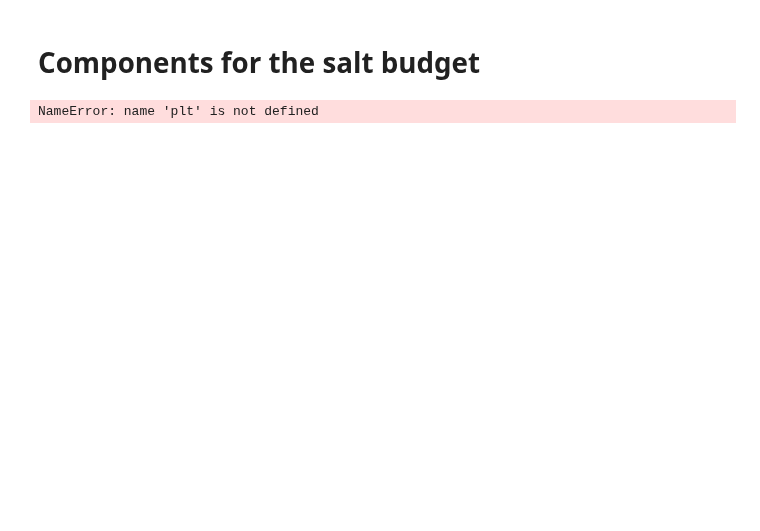
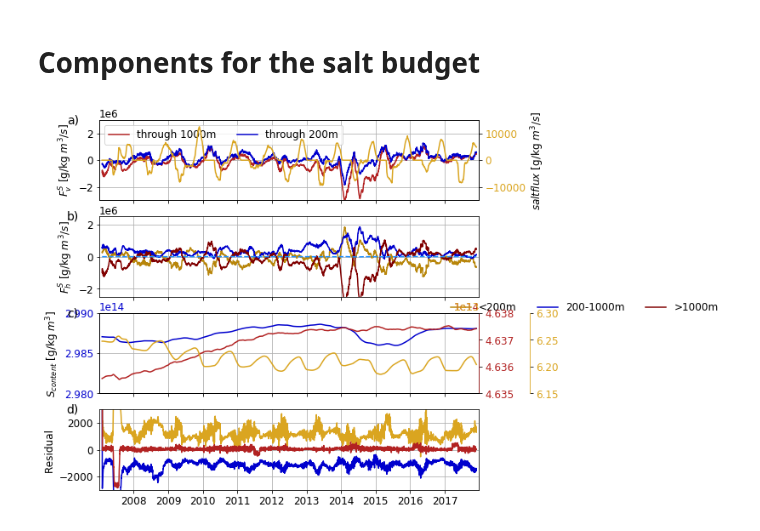
Before and after one commit to bguelk/JGR_2023_MaudRise, a Jupyter notebook: plot_figures/plot_SB_tc_m36.ipynb, the cells around one changed output. Drawn from its saved outputs; the diff is of its cells as text; code cells hidden in the pictures; blank space fills up the shorter version.

```diff
--- a/plot_figures/plot_SB_tc_m36.ipynb
+++ b/plot_figures/plot_SB_tc_m36.ipynb
@@ -64,7 +80,7 @@ dS_eddy_l1_tc36=ds36.dS_eddy_l1_tc.load()
 sf_up_200_tc36=ds36.sf_up_200_tc.load()
 eddy_sf_up_200_tc36=ds36.eddy_sf_up_200_tc.load()
 totsf_l1_tc36=(dS_l1_tc36+surf_salt_tc36+sf_up_200_tc36).rolling(t=2).mean().isel(t=slice(1,None,None)).load()
-dsc_l1_tc36=ds36.dsc_l1_tc.load()
+dsc_l1_tc36=(ds36.dsc_l1_tc).load()
 #compute the residual
 res_l1_tc36=(dsc_l1_tc36.diff(dim='t')/dt-totsf_l1_tc36).load()
   #in the volume
@@ -99,51 +115,71 @@ sf_up_1000_tc36.rolling(t=rd,center=True).mean().plot(ax=ax,color='firebrick',li
 (sf_up_200_tc36).rolling(t=rd,center=True).mean().plot(ax=ax,color='mediumblue',linestyle='-',label='through 200m')
 ax.tick_params(axis='y',labelcolor='k')
 plt.text(-0.07, 1, 'a)', horizontalalignment='center',verticalalignment='center', transform=ax.transAxes,fontsize='14')
-ax.set_ylim(-2.5e11,2.5e11)
+ax.set_ylim(-3e6,3e6)
 
 ax2=ax.twinx()
 surf_salt_tc36.rolling(t=rd,center=True).mean().plot(ax=ax2,color='goldenrod',linestyle='-',label='surface')
 ax2.set_ylabel('$salt flux$ [g/kg $m^3/s$]')
 ax2.set_title('')
 ax2.tick_params(axis='y',labelcolor='goldenrod')
-ax2.set_ylim(-2.5e12,2.5e12)
+ax2.set_ylim(-1.5e4,1.5e4)
 ax.legend(ncol=3)
 
 ax=axes[1]
 dS_l1_tc36.rolling(t=rd,center=True).mean().plot(ax=ax,color='darkgoldenrod',linestyle='-',label='<200m')
 dS_l2_tc36.rolling(t=rd,center=True).mean().plot(ax=ax,color='mediumblue',linestyle='-',label='200-1000m')
 dS_l3_tc36.rolling(t=rd,center=True).mean().plot(ax=ax,color='maroon',linestyle='-',label='>1000m')
-ax.legend(ncol=3,frameon=False,bbox_to_anchor=(0.9,-.15,.0,.2))#,frameon=False)#,bbox_to_anchor=(0.6,1.05,.10,.2))
 dS_eddy_l2_tc36.rolling(t=rd,center=True).mean().plot(ax=ax,color='dodgerblue',linestyle='--')
 plt.text(-0.07, 1, 'b)', horizontalalignment='center',verticalalignment='center', transform=ax.transAxes,fontsize='14')
-ax.set_ylim(-4e11,4e11)
+ax.set_ylim(-2.5e6,2.5e6)
+ax.legend(ncol=3,frameon=False,bbox_to_anchor=(0.9,-.15,.0,.2))#,frameon=False)#,bbox_to_anchor=(0.6,1.05,.10,.2))
 
 ax=axes[2]
-dsc_l1_tc36.rolling(t=rd,center=True).mean().plot(ax=ax,color='goldenrod',linestyle='-',label='<200m')
+#plt.subplots_adjust(right=0.75)
 dsc_l2_tc36.rolling(t=rd,center=True).mean().plot(ax=ax,color='mediumblue',linestyle='-',label='200-1000m')
-dsc_l3_tc36.rolling(t=rd,center=True).mean().plot(ax=ax,color='firebrick',linestyle='-',label='>1000m')
-ax.set_ylim(-3e19,3e19)
+ax.set_ylim(2.98e14,2.99e14)
+ax.tick_params(axis='y',labelcolor='mediumblue')
+ax.spines['left'].set_color('mediumblue')
+ax2=ax.twinx()
+dsc_l3_tc36.rolling(t=rd,center=True).mean().plot(ax=ax2,color='firebrick',linestyle='-',label='>1000m')#
+ax2.set_ylabel('')
+ax2.tick_params(axis='y',labelcolor='firebrick')
+ax2.spines['right'].set_color('firebrick')
+ax2.set_ylim(4.635e14,4.638e14)
+par2 = ax.twinx()
+par2.spines['right'].set_position(('outward', 60))
+par2.spines['right'].set_color('goldenrod')
+dsc_l1_tc36.rolling(t=rd,center=True).mean().plot(ax=par2,color='goldenrod',linestyle='-',label='<200m')
+par2.set_ylabel('')
+par2.tick_params(axis='y',labelcolor='goldenrod')
+par2.set_ylim(6.15e13,6.30e13)
 plt.text(-0.07, 1, 'c)', horizontalalignment='center',verticalalignment='center', transform=ax.transAxes,fontsize='14')
 
 ax=axes[3]
-(-1*ds36.mldr10_1.where(ds36.mask_tc==1).max(dim={'x_c','y_c'})).plot(ax=ax,color='k')
-ax.hlines(y=-200,xmin=time_array36[0],xmax=time_array36[-1],color='mediumblue')
-ax.hlines(y=-1000,xmin=time_array36[0],xmax=time_array36[-1],color='firebrick')
+res_l1_tc36.rolling(t=rd,center=True).mean().plot(ax=ax,color='goldenrod',linestyle='-',label='<200m')
+res_l2_tc36.rolling(t=rd,center=True).mean().plot(ax=ax,color='mediumblue',linestyle='-',label='200-1000m')
+res_l3_tc36.rolling(t=rd,center=True).mean().plot(ax=ax,color='firebrick',linestyle='-',label='>1000m')#
+ax.set_ylim(-3e3,3e3)
+#(-1*ds36.mldr10_1.where(ds36.mask_tc==1).max(dim={'x_c','y_c'})).plot(ax=ax,color='k')
+#ax.hlines(y=-200,xmin=time_array36[0],xmax=time_array36[-1],color='mediumblue')
+#ax.hlines(y=-1000,xmin=time_array36[0],xmax=time_array36[-1],color='firebrick')
 plt.setp(ax.get_xticklabels(), ha="center", rotation=0)
 plt.text(-0.07, 1, 'd)', horizontalalignment='center',verticalalignment='center', transform=ax.transAxes,fontsize='14')
+
+
 for i in range(0,4):
     axes[i].grid()
     axes[i].set_ylabel('')
     axes[i].set_xlabel('')
     axes[i].set_title('')
     axes[i].set_xlim((time_array36[1],time_array36[-163]))
 
 
 axes[0].set_ylabel('$F^{S}_{v}$ [g/kg $m^3/s$]')
 axes[1].set_ylabel('$F^{S}_{h}$ [g/kg $m^3/s$]')
 axes[2].set_ylabel('$S_{content}$ [g/kg $m^3$]')
-axes[3].set_ylabel('Max MLD [m] ')
+axes[3].set_ylabel('Residual ')
 plt.tight_layout()
-#plt.savefig('../figures/Heat_budget_all.jpg',dpi=300)
+#plt.savefig('../figures/Salt_budget_all.jpg',dpi=300)
 # %% [output]
-NameError: name 'plt' is not defined
+[figure, added]
```
Also changed, not shown: parts of 7 cells of this notebook, 2 other files.
